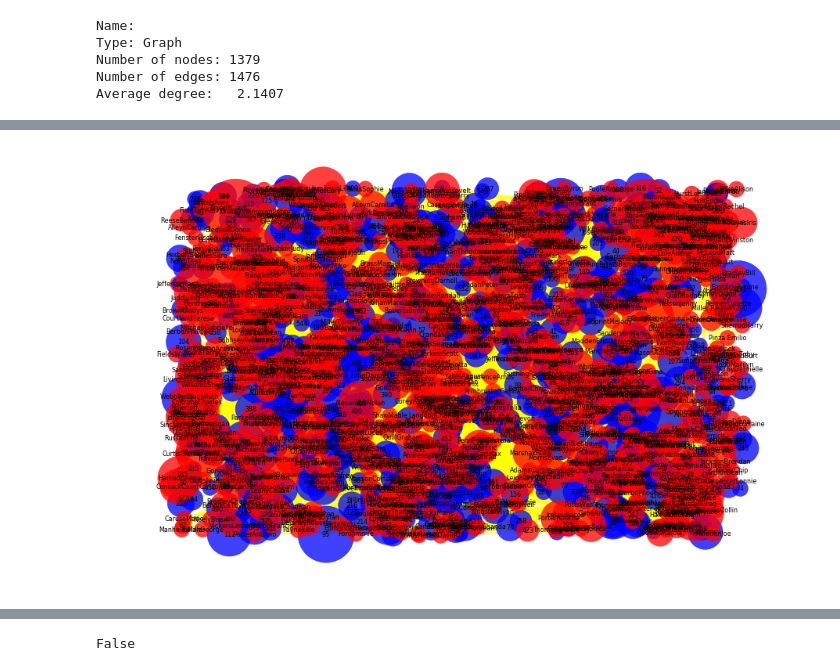
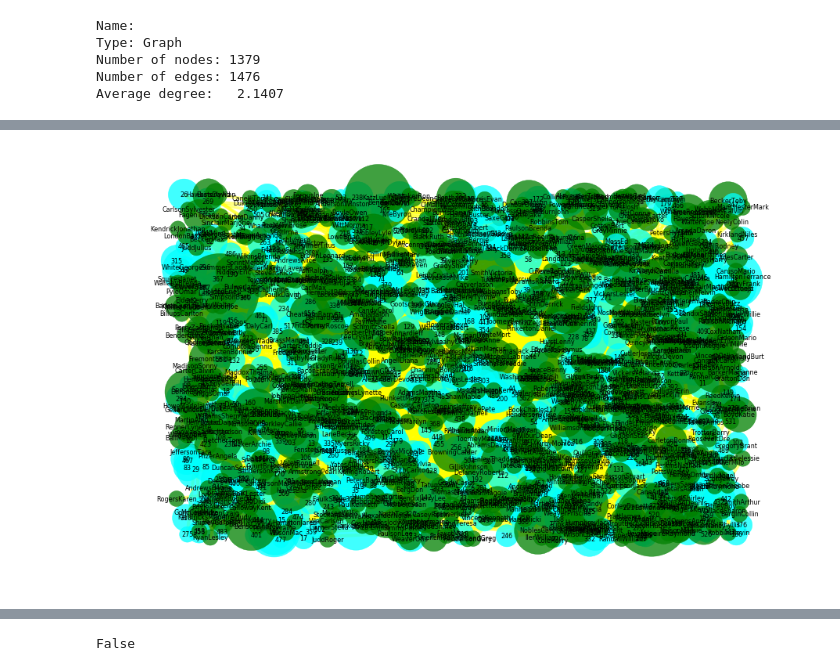
Before and after one commit to silverrainb/web-analytics, a Jupyter notebook: project2/Project2 Meaghan 07-01-18.ipynb, the cells around one changed output, grey strips where cells are left out. Drawn from its saved outputs; the diff is of its cells as text; code cells hidden in the pictures.

```diff
--- a/project2/Project2 Meaghan 07-01-18.ipynb
+++ b/project2/Project2 Meaghan 07-01-18.ipynb
@@ -125,6 +128,15 @@ crime_df = all_data_df.copy()
 crime_df['TOTAL_ROLE_COUNT'] = crime_df.groupby(['PERSON','ROLE']).CRIME.transform('count')
 crime_df['TOTAL_CRIME_COUNT'] = crime_df.groupby(['PERSON']).CRIME.transform('count')
 crime_df = crime_df[['NAME', 'CRIME', 'ROLE','TOTAL_ROLE_COUNT','TOTAL_CRIME_COUNT','SEX']]
+# %%
+keys = []
+values = []
+roles = crime_df['ROLE'].unique().tolist()
+for x in roles:
+    keys.append(x)
+    temp_df = crime_df.loc[crime_df['ROLE'] == x]
+    values.append(temp_df['NAME'].unique().tolist())
+role_dict = dict(zip(keys, values))
 # %%
 #example row information for network creation
 crime_df.iloc[0]
@@ -199,22 +237,23 @@ plt.show()
 # %%
 plt.figure(figsize=(14, 10))
+pos=nx.random_layout(G2)
 g_df =  pd.DataFrame(list(G2.copy().degree()))
 
 colors=[]
 for x in g_df[0]:
     if x in top_nodes:
-        colors.append('red')
+        colors.append('green')
     else:
-        colors.append('blue')
+        colors.append('cyan')
 
 # nodes
 d = G2.degree()
-nx.draw_networkx_nodes(G2,pos, node_color=colors, node_size=[v*400 for v in g_df[1]], alpha=0.75)
+nx.draw_networkx_nodes(G2,pos, node_color=colors, node_size=[v*400 for v in d.values()], alpha=0.75)
 # edges
 nx.draw_networkx_edges(G2,pos, width=4,alpha=0.5,edge_color='yellow',style='solid')
-nx.draw_networkx_labels(G2, pos, font_size=8, font_family='sans-serif')
+nx.draw_networkx_labels(G2,pos, font_size=8, font_family='sans-serif')
 
 plt.axis('off')
 plt.show()
 # %% [output]
-[figure, old version]
+[figure, new version]
```
Also changed, not shown: parts of 20 cells of this notebook.
